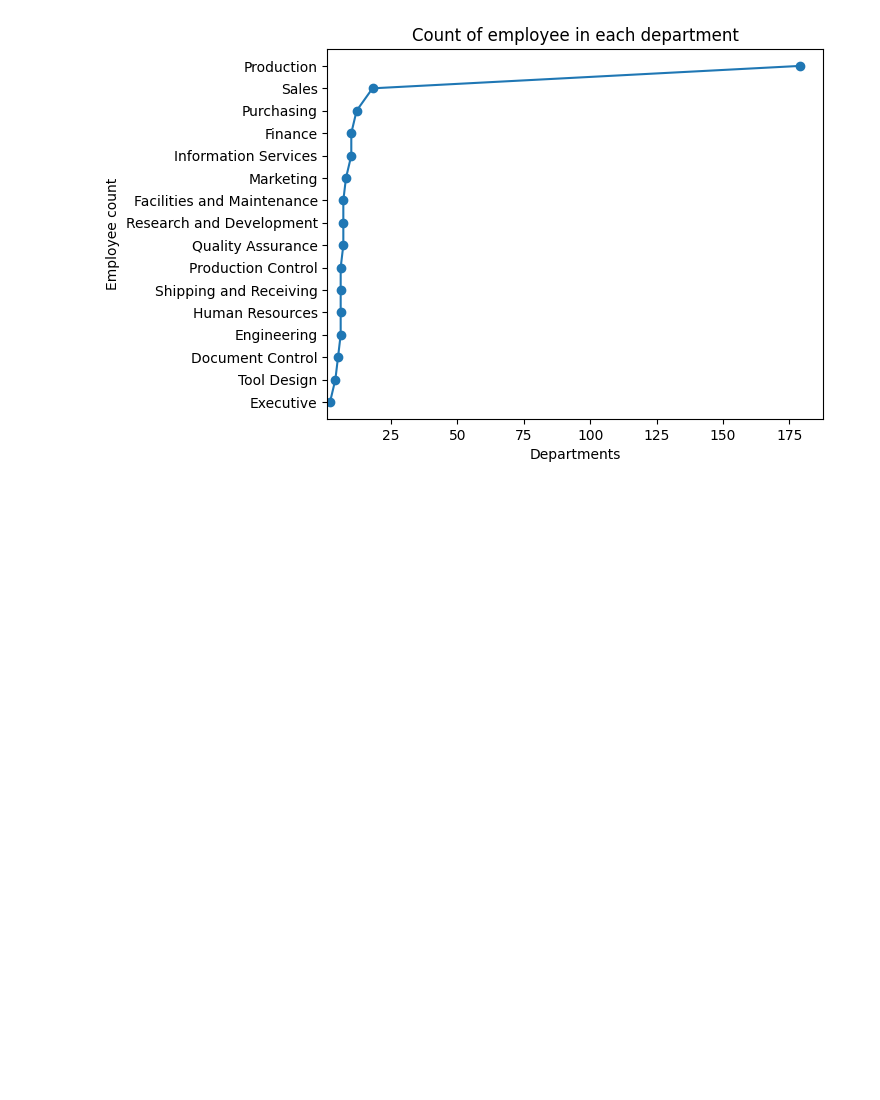
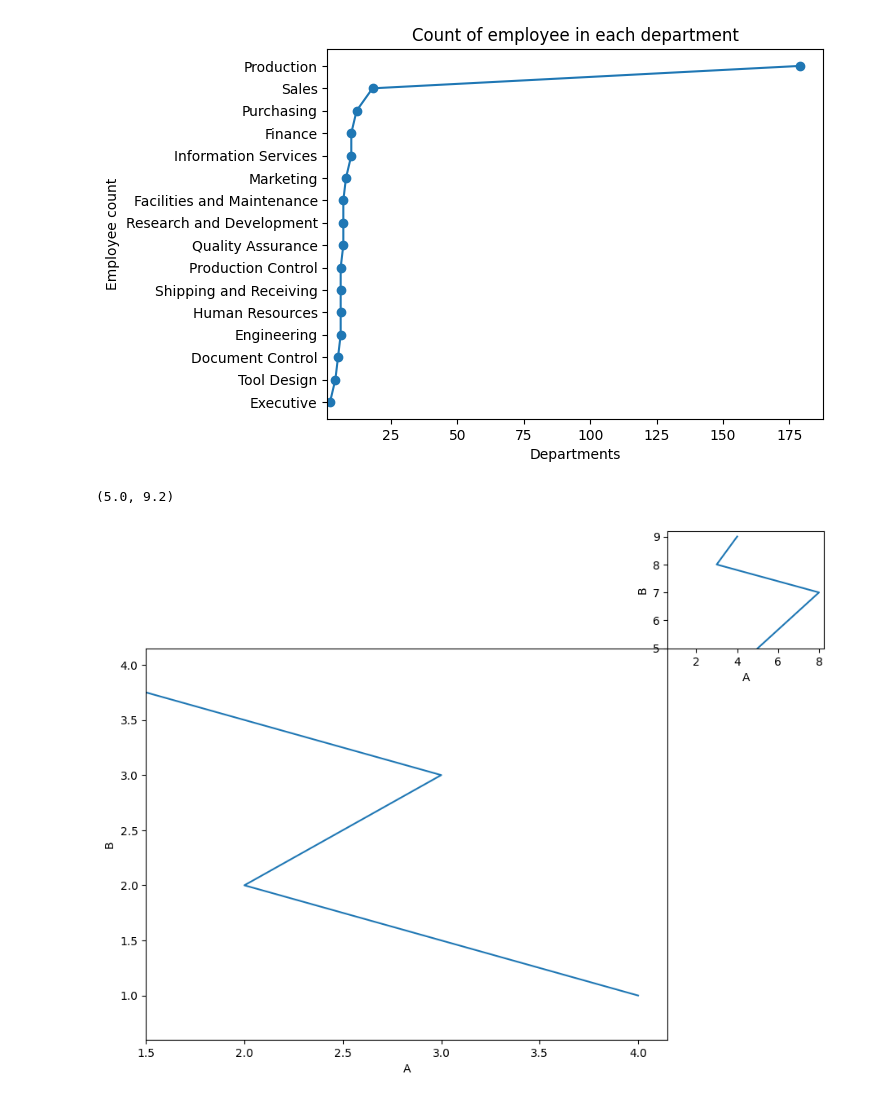
Before and after one commit to Peshp/Python-playground, a Jupyter notebook: Analyzis/employees.departments.ipynb, the cells around one changed output. Cells and saved outputs as stored; diff of their text form; code cells hidden in the pictures; blank space fills up the shorter version.

```diff
--- a/Analyzis/employees.departments.ipynb
+++ b/Analyzis/employees.departments.ipynb
@@ -53,11 +53,28 @@ plt.show()
 # %% [output]
 [figure]
 # %%
-x = np.array([1, 2, 3, 4])
-y = np.array([4, 3, 2, 1])
+x = [4, 2, 3, 1]
+y = [1, 2, 3, 4]
 
-fig = plt.Figure()
+a = [5, 8, 3, 4]
+b = [5, 7, 8, 9]
+
+fig = plt.figure()
 axes = fig.add_axes([0, 0, 1, 1])
 axes.plot(x, y)
 
-plt.show()
+axes.set_xlabel('A')
+axes.set_ylabel('B')
+axes.set_xlim(1.5)
+axes.set_ylim(0.6)
+
+axes2 = fig.add_axes([1, 1, 0.3, 0.3])
+axes2.plot(a, b)
+
+axes2.set_xlabel('A')
+axes2.set_ylabel('B')
+axes2.set_xlim(0.6)
+axes2.set_ylim(5)
+# %% [output]
+(5.0, 9.2)
+[figure, added]
```
Also changed, not shown: parts of 1 cell of this notebook.
